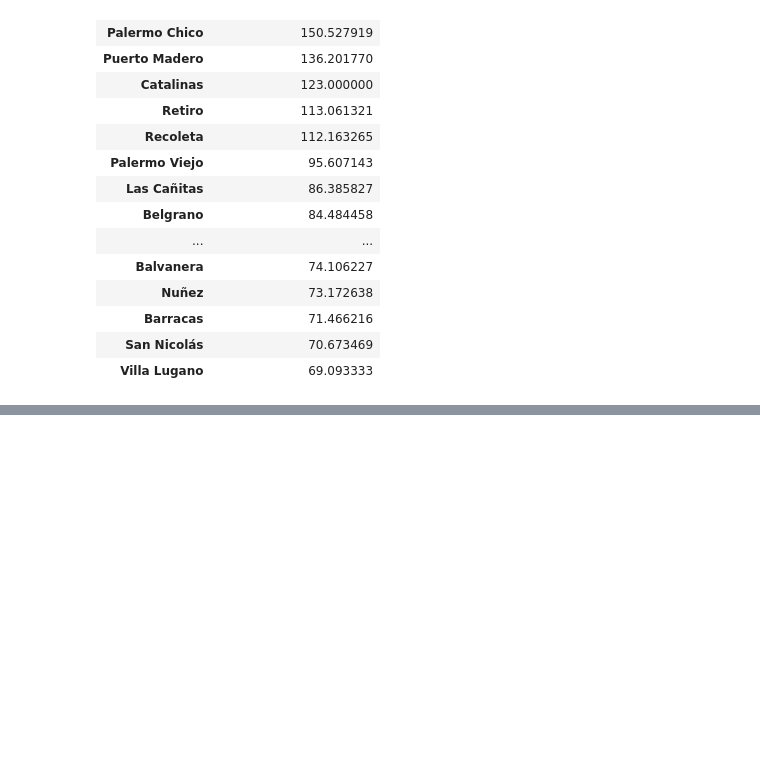
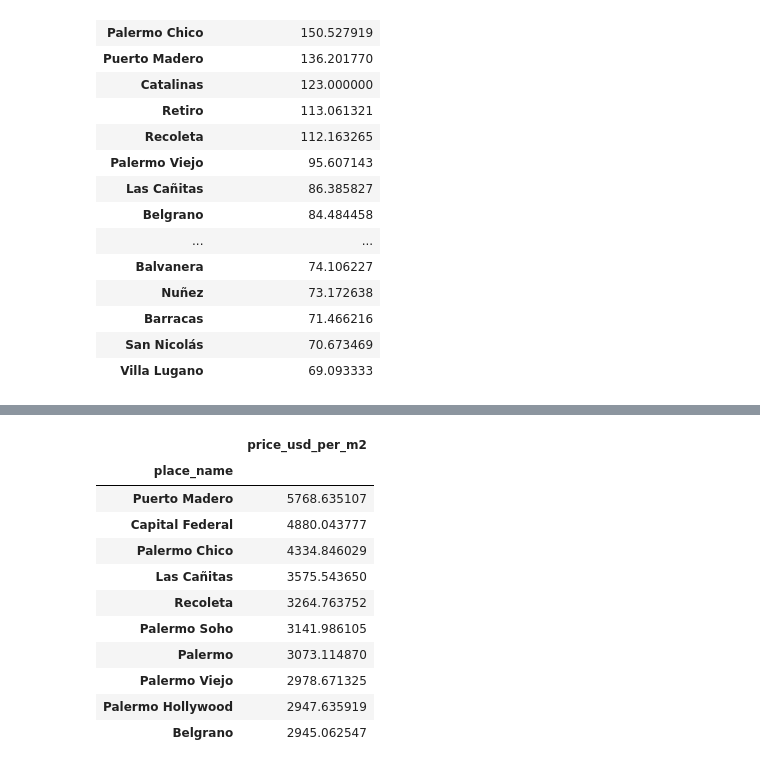
Before and after one commit to BrigliaAn/OrganizacionDeDatos, a Jupyter notebook: Analisis Exploratorio.ipynb, the cells around one changed output, grey strips where cells are left out. Saved outputs shown, nothing was run; the diff lists cells and outputs as text; code cells hidden in the pictures; blank space fills up the shorter version.

```diff
--- a/Analisis Exploratorio.ipynb
+++ b/Analisis Exploratorio.ipynb
@@ -214,0 +241,20 @@ top_20_2017.plot.bar()
+# %%
+#Calculamos el valor promedio del m2 en dolares por cada barrio y nos quedamos con los 10 barrios con el mayor valor
+#Primero nos aseguramos que en el frame haya datos de solo el 2016
+props_2016_usd = props_2016[(props_2016['created_on'] > '2016-01-01') & (props_2016['created_on'] < '2017-01-01')]
+props_2016_usd = props_2016_usd[props_2016_usd['state_name'] == 'Capital Federal']
+top_10_2016 = props_2016_usd.groupby('place_name').agg({'price_usd_per_m2': np.mean}).sort_values('price_usd_per_m2',ascending=False).head(10)
+top_10_2016
+# %% [output]
+|  | price_usd_per_m2 |
+| place_name |  |
+| Puerto Madero | 5768.635107 |
+| Capital Federal | 4880.043777 |
+| Palermo Chico | 4334.846029 |
+| Las Cañitas | 3575.543650 |
+| Recoleta | 3264.763752 |
+| Palermo Soho | 3141.986105 |
+| Palermo | 3073.114870 |
+| Palermo Viejo | 2978.671325 |
+| Palermo Hollywood | 2947.635919 |
+| Belgrano | 2945.062547 |
```
Also changed, not shown: parts of 8 cells of this notebook.
